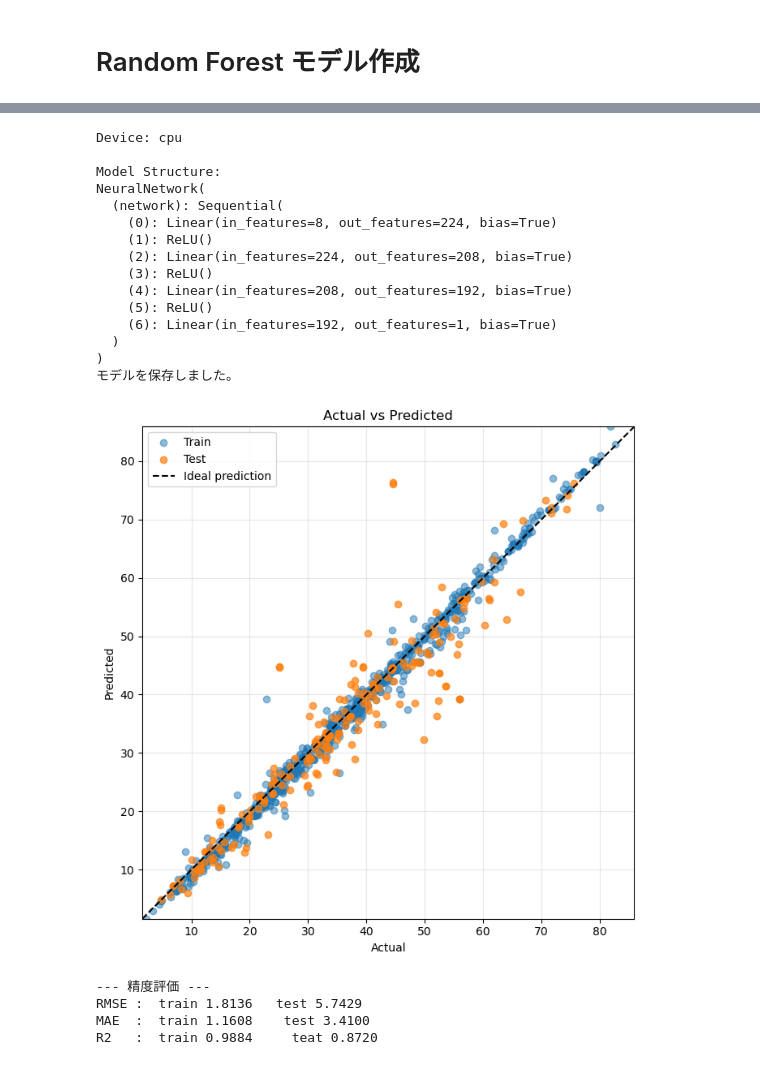
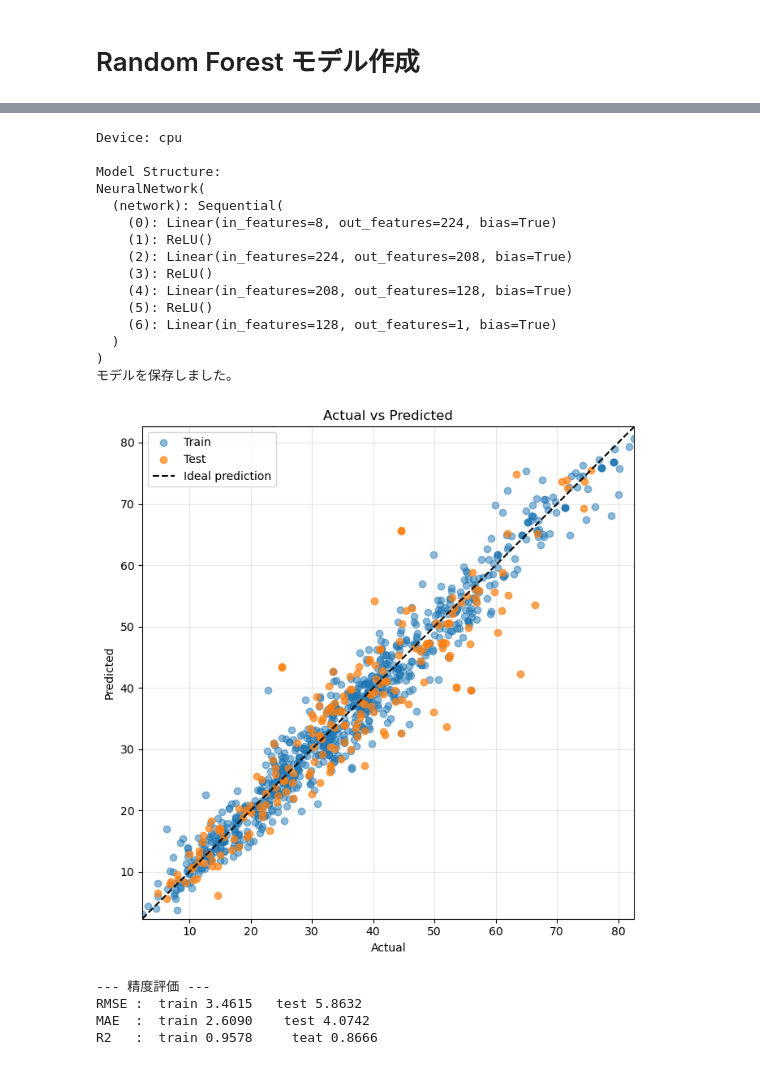
Before and after one commit to Temp-Muraoka/Project01_ConcreteStrength_Regression, a Jupyter notebook: 03_Model_Evaluation.ipynb, the cells around one changed output, grey strips where cells are left out. Saved outputs shown, nothing was run; the diff lists cells and outputs as text; code cells hidden in the pictures.

```diff
--- a/03_Model_Evaluation.ipynb
+++ b/03_Model_Evaluation.ipynb
@@ -105,14 +88,10 @@ R2   :  train 0.9902     teat 0.9313
 # %% [markdown]
 # Random Forest モデル作成
 # %%
-params = {
-    'n_estimators': 300,       # 決定木の本数
-    'max_depth': 10,           # 木の深さの上限（Noneで制限なし）
-    'min_samples_leaf': 5,     # 葉に必要な最小サンプル数
-    'max_features': 'sqrt',    # 分割時に考慮する特徴量の数
-    'random_state': 42,        # 乱数シードの固定
-    'n_jobs': -1               # 全CPUコアを使って高速化
-}
+
+
+with open('results/RandomForest/RandomForest_best_params.json', 'r') as f:
+    params = json.load(f)
 
 RandomForest_model = RandomForest_train(params, X_train, Y_train)
 
@@ -160,19 +141,13 @@ R2   :  train 0.9012     teat 0.8261
 # %%
+
+
+with open('results/NN/NN_best_params.json', 'r') as f:
+    params = json.load(f)
+
 # Device selection
 device = torch.device("cuda" if torch.cuda.is_available() else "cpu")
+params["devoce"] = device
 print(f"Device: {device}")
-
-params = {
-            "input_dim": X_train.shape[1],
-            "output_dim": Y_train.shape[1],
-            "hidden_layers": [224, 208, 192],
-            "dropout_rate": 0.0,
-
-            "epochs": 300,
-            "learning_rate": 0.001,
-
-            "device":device
-            }
 
 # 標準化
 scaler_x = StandardScaler()
@@ -229,37 +204,37 @@ print("モデルを保存しました。")
 # ==========================================
 # 予測
 with torch.no_grad():
     y_train_pred_scaled = model(X_train_tensor.to(device)).cpu().numpy()
     y_test_pred_scaled = model(X_test_tensor.to(device)).cpu().numpy()
 
 # 元のスケールに戻す
 y_train_pred = scaler_y.inverse_transform(y_train_pred_scaled)
 y_test_pred = scaler_y.inverse_transform(y_test_pred_scaled)
 
 Plot_actual_vs_predict(Y_train,y_train_pred,Y_test,y_test_pred)
 
 # ==========================================
 # 精度評価
 # ==========================================
 evaluation_model(Y_train, y_train_pred, Y_test, y_test_pred)
 # %% [output]
 Device: cpu
 
 Model Structure:
 NeuralNetwork(
   (network): Sequential(
     (0): Linear(in_features=8, out_features=224, bias=True)
     (1): ReLU()
     (2): Linear(in_features=224, out_features=208, bias=True)
     (3): ReLU()
-    (4): Linear(in_features=208, out_features=192, bias=True)
+    (4): Linear(in_features=208, out_features=128, bias=True)
     (5): ReLU()
-    (6): Linear(in_features=192, out_features=1, bias=True)
+    (6): Linear(in_features=128, out_features=1, bias=True)
   )
 )
 モデルを保存しました。
-[figure, old version]
+[figure, new version]
 --- 精度評価 ---
-RMSE :  train 1.8136   test 5.7429
-MAE  :  train 1.1608    test 3.4100
-R2   :  train 0.9884     teat 0.8720
+RMSE :  train 3.4615   test 5.8632
+MAE  :  train 2.6090    test 4.0742
+R2   :  train 0.9578     teat 0.8666
```
Also changed, not shown: parts of 4 cells of this notebook, 14 other files.
